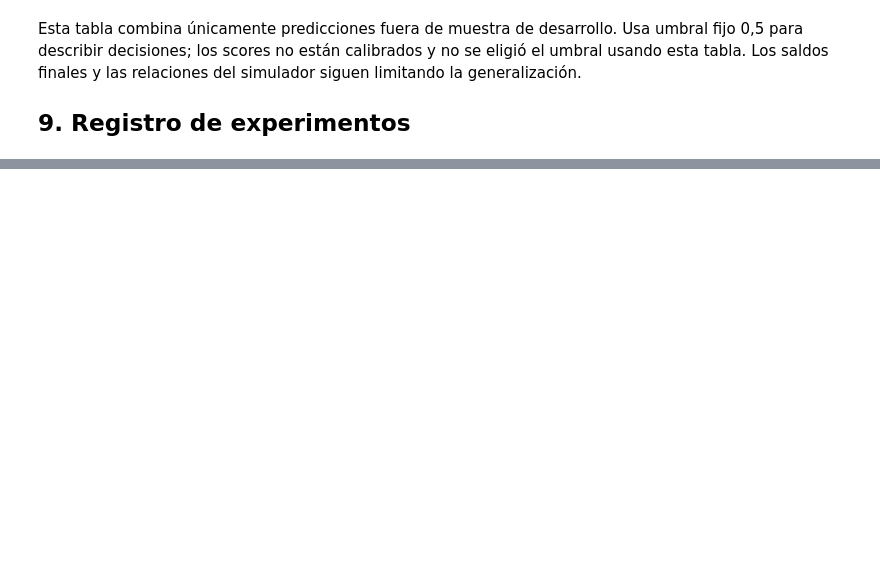
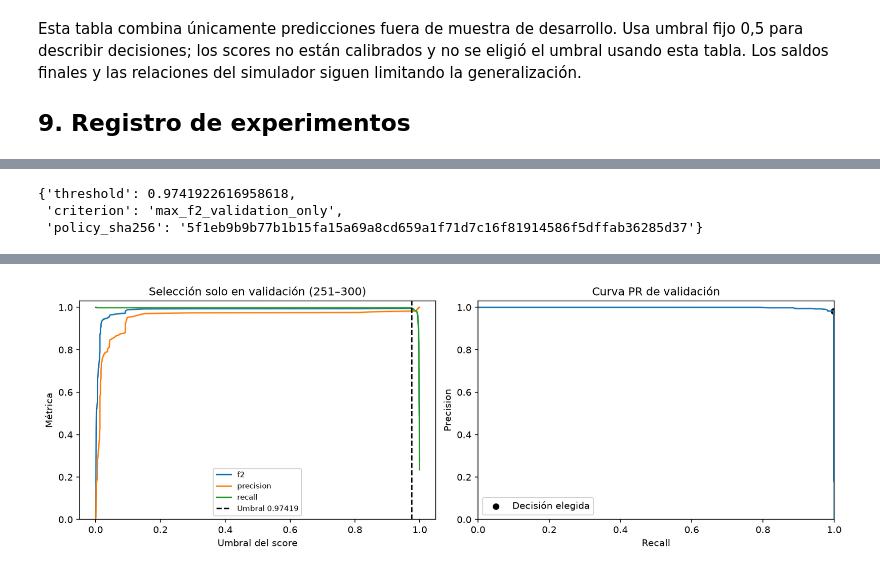
Before and after one commit to jorgesialer/Proyecto-mle-fraude, a Jupyter notebook: notebooks/02_entrenamiento.ipynb, the cells around one changed output, grey strips where cells are left out. Drawn from its saved outputs; the diff is of its cells as text; code cells hidden in the pictures; blank space fills up the shorter version.

Commit message:
feat: freeze decision model, explain predictions and monitor production replay

```diff
--- a/notebooks/02_entrenamiento.ipynb
+++ b/notebooks/02_entrenamiento.ipynb
@@ -310,0 +315,21 @@ Referencias: [Optuna TPE](https://optuna.readthedocs.io/en/stable/reference/samp
+# %%
+EVALUATION=ROOT/'reports/evaluation'
+evaluation=json.loads((EVALUATION/'summary.json').read_text(encoding='utf-8'))
+policy=json.loads((EVALUATION/'decision_policy.json').read_text(encoding='utf-8'))
+protocol=json.loads((EVALUATION/'evaluation_protocol.json').read_text(encoding='utf-8'))
+assert policy['candidate_sha256']==candidate['model_sha256']
+assert sha256(EVALUATION/'decision_policy.json')==evaluation['policy_sha256']
+assert protocol['threshold_steps']==[251,300] and protocol['offline_steps']==[301,400]
+assert not policy['offline_used_for_selection'] and not evaluation['retraining_performed']
+assert not evaluation['production_used']
+display({'threshold':evaluation['threshold'],'criterion':evaluation['criterion'],
+         'policy_sha256':evaluation['policy_sha256']})
+# %% [output]
+{'threshold': 0.9741922616958618,
+ 'criterion': 'max_f2_validation_only',
+ 'policy_sha256': '5f1eb9b9b77b1b15fa15a69a8cd659a1f71d7c16f81914586f5dffab36285d37'}
+# %%
+display(pd.DataFrame([{'decision':'threshold_0.5',**evaluation['validation_default_05']},
+                      {'decision':'selected_on_validation',**evaluation['validation_metrics']}]))
+display(Image(filename=str(EVALUATION/'threshold_selection.png')))
+# %% [output]
@@ -310,0 +339 @@ Referencias: [Optuna TPE](https://optuna.readthedocs.io/en/stable/reference/samp
+[figure, added]
```
Also changed, not shown: parts of 12 cells of this notebook, 52 other files.
